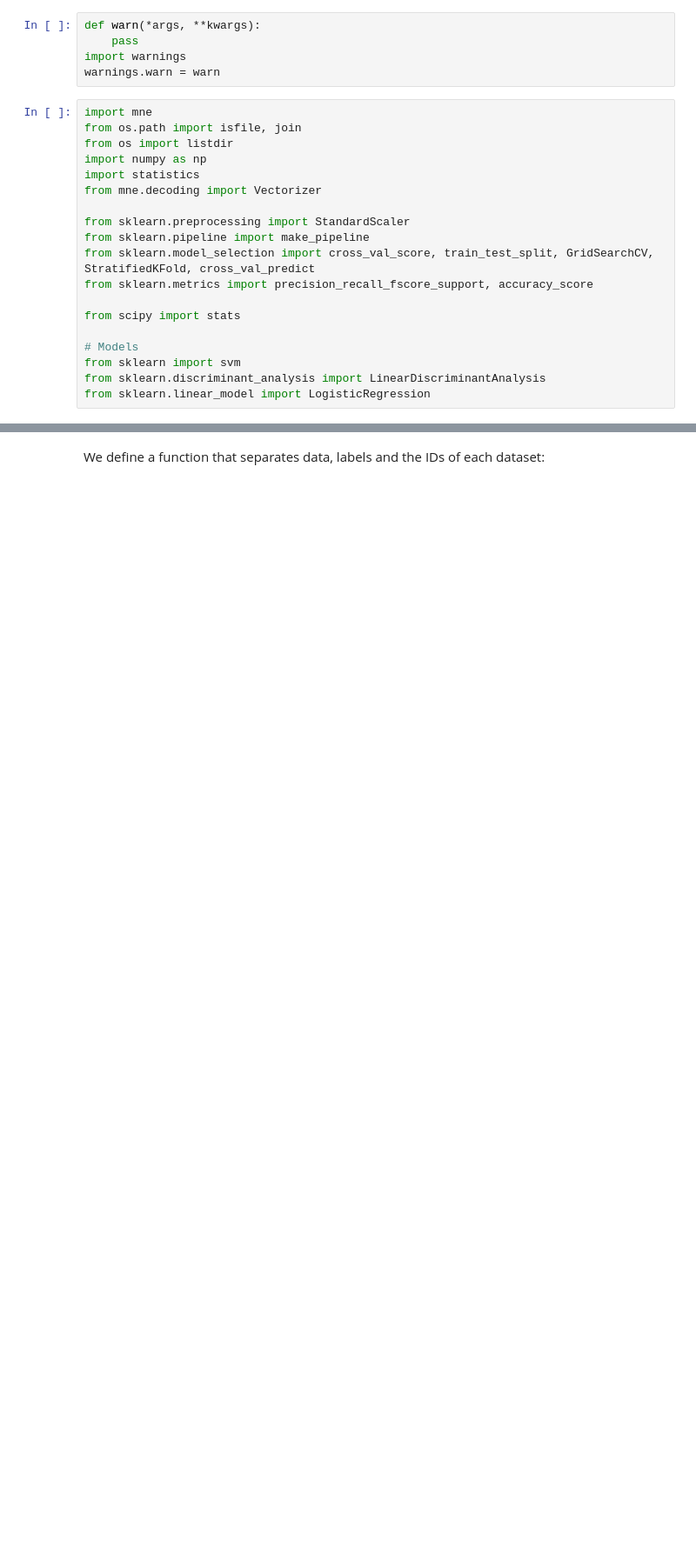
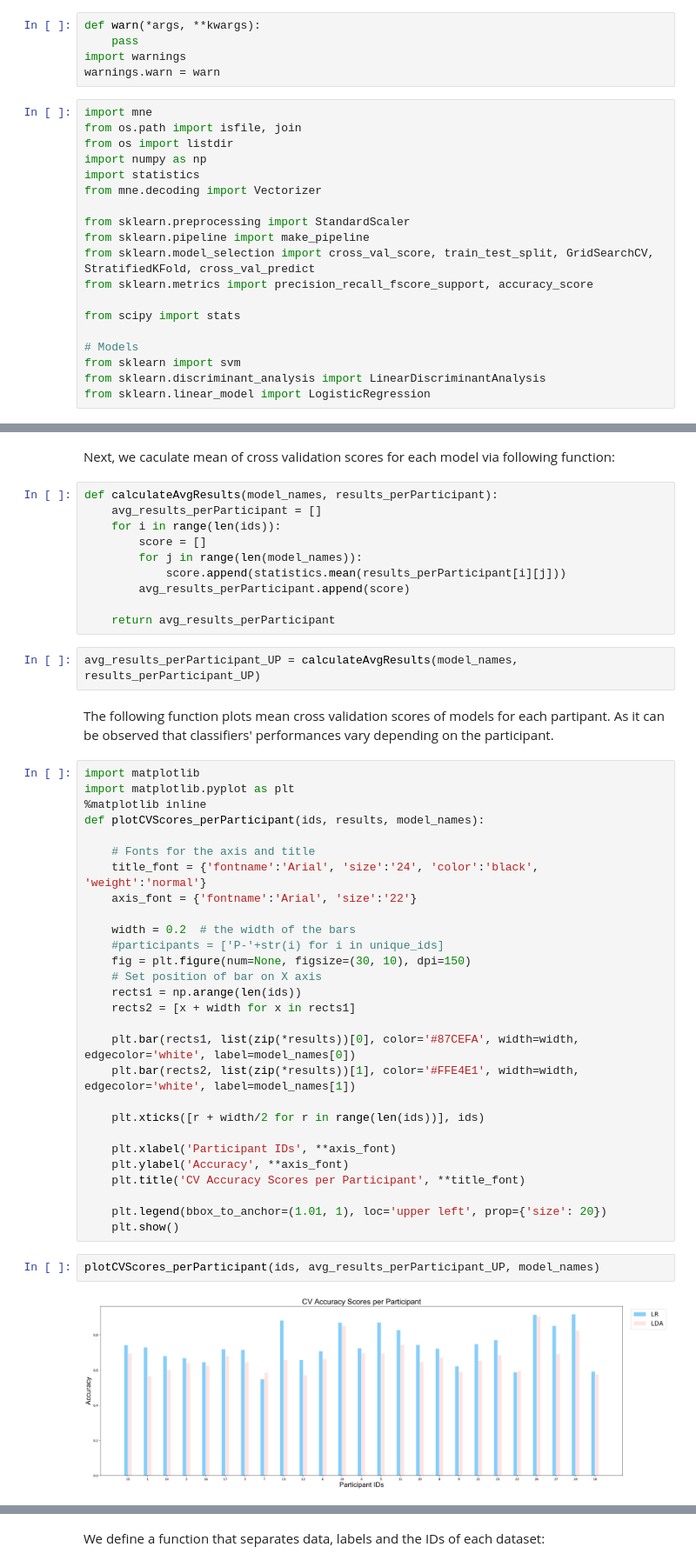
Before and after one commit to aath0/AlgorithmsNeuroscience, a Jupyter notebook: Tutorials/ApplyingMachineLearningMethods_2.ipynb, the cells around one changed output, grey strips where cells are left out. Shown at 87% size. Drawn from its saved outputs; the diff is of its cells as text; blank space fills up the shorter version.

```diff
--- a/Tutorials/ApplyingMachineLearningMethods_2.ipynb
+++ b/Tutorials/ApplyingMachineLearningMethods_2.ipynb
@@ -31,0 +91,48 @@ from sklearn.linear_model import LogisticRegression
+# %% [markdown]
+Next, we caculate mean of cross validation scores for each model via following function:
+# %%
+def calculateAvgResults(model_names, results_perParticipant):
+    avg_results_perParticipant = []
+    for i in range(len(ids)):
+        score = []
+        for j in range(len(model_names)):
+            score.append(statistics.mean(results_perParticipant[i][j]))
+        avg_results_perParticipant.append(score)
+
+    return avg_results_perParticipant
+# %%
+avg_results_perParticipant_UP = calculateAvgResults(model_names, results_perParticipant_UP)
+# %% [markdown]
+The following function plots mean cross validation scores of models for each partipant. As it can be observed that classifiers' performances vary depending on the participant.
+# %%
+import matplotlib
+import matplotlib.pyplot as plt
+%matplotlib inline
+def plotCVScores_perParticipant(ids, results, model_names):
+
+    # Fonts for the axis and title
+    title_font = {'fontname':'Arial', 'size':'24', 'color':'black', 'weight':'normal'}
+    axis_font = {'fontname':'Arial', 'size':'22'}
+
+    width = 0.2  # the width of the bars
+    #participants = ['P-'+str(i) for i in unique_ids]
+    fig = plt.figure(num=None, figsize=(30, 10), dpi=150)
+    # Set position of bar on X axis
+    rects1 = np.arange(len(ids))
+    rects2 = [x + width for x in rects1]
+
+    plt.bar(rects1, list(zip(*results))[0], color='#87CEFA', width=width, edgecolor='white', label=model_names[0])
+    plt.bar(rects2, list(zip(*results))[1], color='#FFE4E1', width=width, edgecolor='white', label=model_names[1])
+
+    plt.xticks([r + width/2 for r in range(len(ids))], ids)
+
+    plt.xlabel('Participant IDs', **axis_font)
+    plt.ylabel('Accuracy', **axis_font)
+    plt.title('CV Accuracy Scores per Participant', **title_font)
+
+    plt.legend(bbox_to_anchor=(1.01, 1), loc='upper left', prop={'size': 20})
+    plt.show()
+# %%
+plotCVScores_perParticipant(ids, avg_results_perParticipant_UP, model_names)
+# %% [output]
+[figure, added]
```
Also changed, not shown: parts of 63 cells of this notebook, 3 other files.
